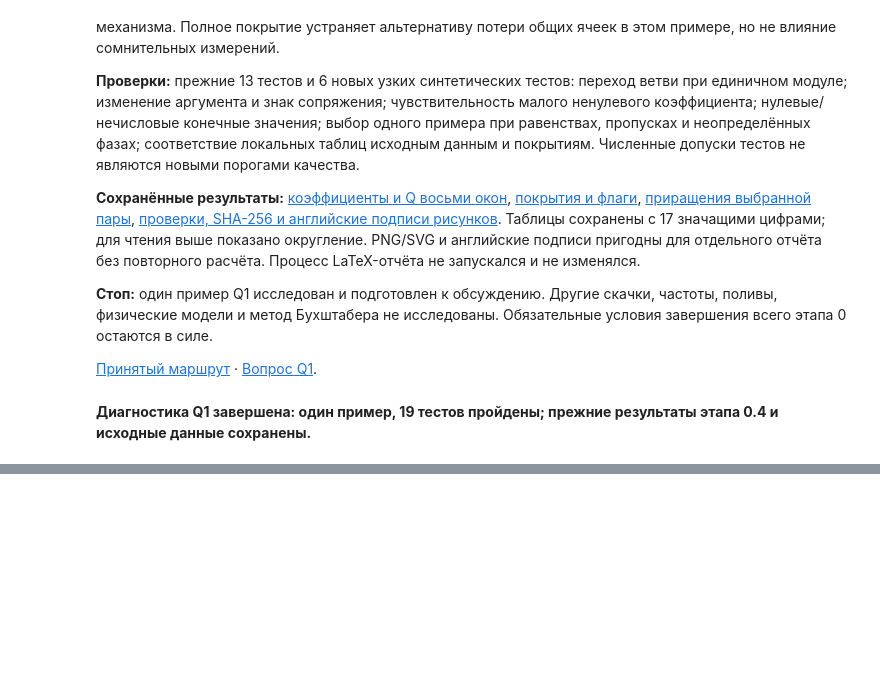
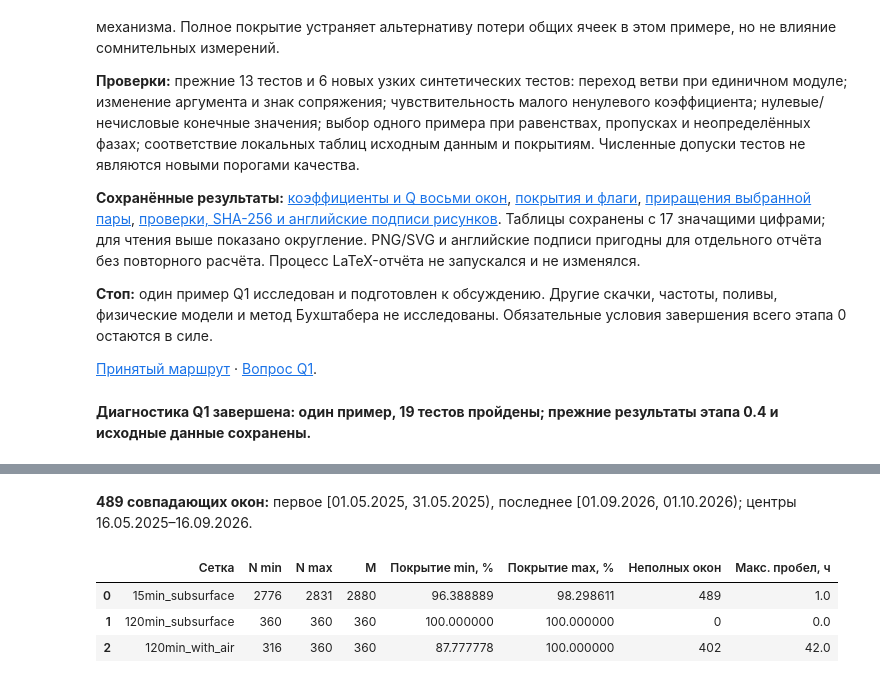
Before and after one commit to DimitriBolt/CO2Flux, a Jupyter notebook: Project_description/Research_log/00_preliminary_fourier_phases.ipynb, the cells around one changed output, grey strips where cells are left out. Drawn from its saved outputs; the diff is of its cells as text; code cells hidden in the pictures; blank space fills up the shorter version.

```diff
--- a/Project_description/Research_log/00_preliminary_fourier_phases.ipynb
+++ b/Project_description/Research_log/00_preliminary_fourier_phases.ipynb
@@ -424,0 +481,15 @@ display(Markdown('**Диагностика Q1 завершена: один пр
+# %%
+grid_windows, grid_comparisons, grid_summary, grid_extrema, grid_validation = phases.generate_grid_resolution()
+grid_quality = phases.resolution_quality_summary(grid_windows)
+display(Markdown('**489 совпадающих окон:** первое [01.05.2025, 31.05.2025), последнее [01.09.2026, 01.10.2026); центры 16.05.2025–16.09.2026.'))
+display(grid_quality[['variant', 'common_bins_min', 'common_bins_max', 'possible_bins',
+    'coverage_percent_min', 'coverage_percent_max', 'incomplete_windows', 'max_gap_hours']].rename(columns={
+    'variant':'Сетка', 'common_bins_min':'N min', 'common_bins_max':'N max', 'possible_bins':'M',
+    'coverage_percent_min':'Покрытие min, %', 'coverage_percent_max':'Покрытие max, %',
+    'incomplete_windows':'Неполных окон', 'max_gap_hours':'Макс. пробел, ч'}).round(6))
+# %% [output]
+**489 совпадающих окон:** первое [01.05.2025, 31.05.2025), последнее [01.09.2026, 01.10.2026); центры 16.05.2025–16.09.2026.
+|  | Сетка | N min | N max | M | Покрытие min, % | Покрытие max, % | Неполных окон | Макс. пробел, ч |
+| 0 | 15min_subsurface | 2776 | 2831 | 2880 | 96.388889 | 98.298611 | 489 | 1.0 |
+| 1 | 120min_subsurface | 360 | 360 | 360 | 100.000000 | 100.000000 | 0 | 0.0 |
+| 2 | 120min_with_air | 316 | 360 | 360 | 87.777778 | 100.000000 | 402 | 42.0 |
```
Also changed, not shown: parts of 13 cells of this notebook, 19 other files.
